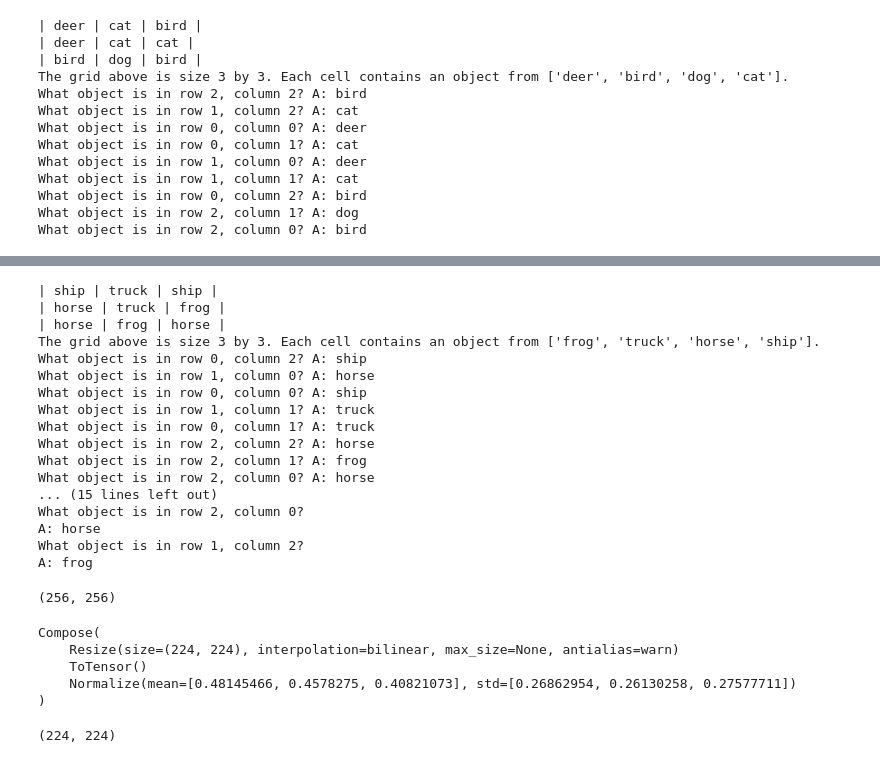
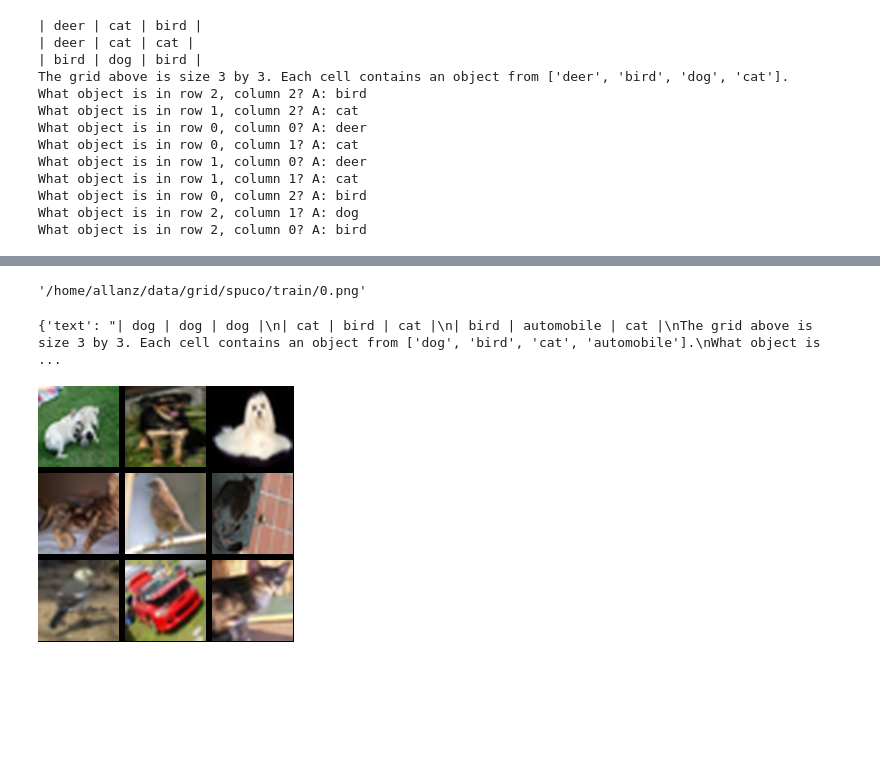
Before and after one commit to sjoshi804/lmm, a Jupyter notebook: lmm_synthetic/data/explore_data.ipynb, the cells around one changed output, grey strips where cells are left out. Drawn from its saved outputs; the diff is of its cells as text; code cells hidden in the pictures; blank space fills up the shorter version.

```diff
--- a/lmm_synthetic/data/explore_data.ipynb
+++ b/lmm_synthetic/data/explore_data.ipynb
@@ -84,15 +60,0 @@ def update_image_paths(dataset, old_path, new_path, save_path):
-# %%
-import random
-from PIL import Image
-
-# Specify the path to the dataset
-dataset_path = '/home/sjoshi/lmm/lmm_synthetic/data/generated/v3_spatial_grid_multimodal'
-
-# Load the dataset
-dataset = load_from_disk(dataset_path)
-randint = random.randint(0, 1000)
-display(Image.open(dataset['train'][randint]["image"]))
-print(dataset['train'][randint]["prompt"])
-for conv in dataset["train"][randint]["conversations"]:
-    print(conv[0] + conv[1])
-print(dataset['train'][randint]["text"])
@@ -118,34 +61,13 @@ What object is in row 2, column 0? A: horse
+# %%
+dataset["train"][0]["image"]
+# %% [output]
+'/home/allanz/data/grid/spuco/train/0.png'
 # %%
 import random
 from PIL import Image
-
-randint = random.randint(0, 1000)
-print(dataset['train'][randint]["text"])
-for conv in dataset["train"][randint]["conversations"]:
-    print(conv[0])
-    print(conv[1])
+i = random.randint(0, len(dataset["train"]))
+print(dataset["train"][i])
+Image.open(dataset["train"][i]["image"])
 # %% [output]
-| ship | truck | ship |
-| horse | truck | frog |
-| horse | frog | horse |
-The grid above is size 3 by 3. Each cell contains an object from ['frog', 'truck', 'horse', 'ship'].
-What object is in row 0, column 2? A: ship
-What object is in row 1, column 0? A: horse
-What object is in row 0, column 0? A: ship
-What object is in row 1, column 1? A: truck
-What object is in row 0, column 1? A: truck
-What object is in row 2, column 2? A: horse
-What object is in row 2, column 1? A: frog
-What object is in row 2, column 0? A: horse
-... (15 lines left out)
-What object is in row 2, column 0?
-A: horse
-What object is in row 1, column 2?
-A: frog
+{'text': "| dog | dog | dog |\n| cat | bird | cat |\n| bird | automobile | cat |\nThe grid above is size 3 by 3. Each cell contains an object from ['dog', 'bird', 'cat', 'automobile'].\nWhat object is ...
+[figure, added]
-# %%
-from PIL import Image
-
-img = Image.open("/home/sjoshi/lmm/example.png")
-print(img.size)
-# %% [output]
-(256, 256)
@@ -156,16 +73,0 @@ _, image_transforms, _ = load_vision_encoder("clip")
-# %%
-print(image_transforms)
-# %% [output]
-Compose(
-    Resize(size=(224, 224), interpolation=bilinear, max_size=None, antialias=warn)
-    ToTensor()
-    Normalize(mean=[0.48145466, 0.4578275, 0.40821073], std=[0.26862954, 0.26130258, 0.27577711])
-)
-# %%
-from torchvision import transforms as T
-
-resize = T.Resize((224, 224))
-img_resized = resize(img)
-print(img_resized.size)
-# %% [output]
-(224, 224)
```
Also changed, not shown: parts of 4 cells of this notebook, 22 other files.
